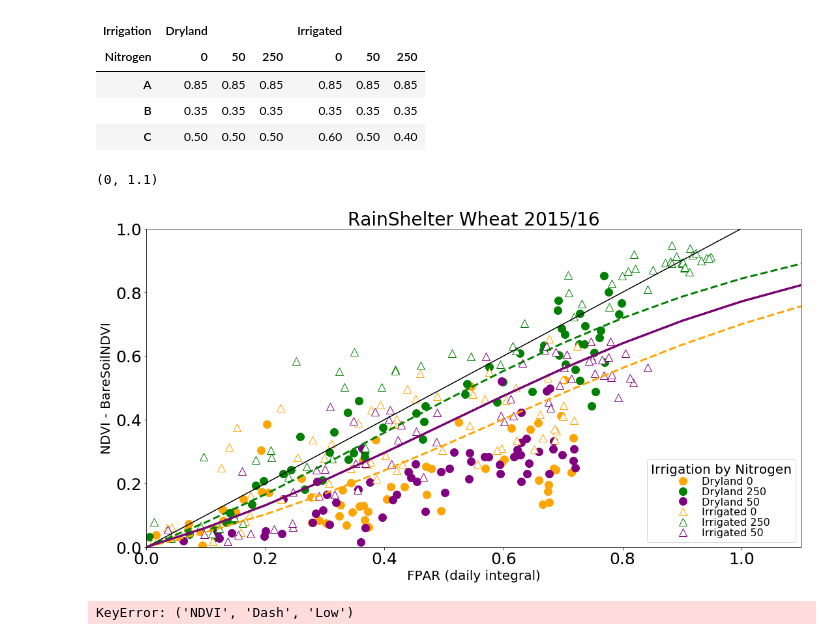
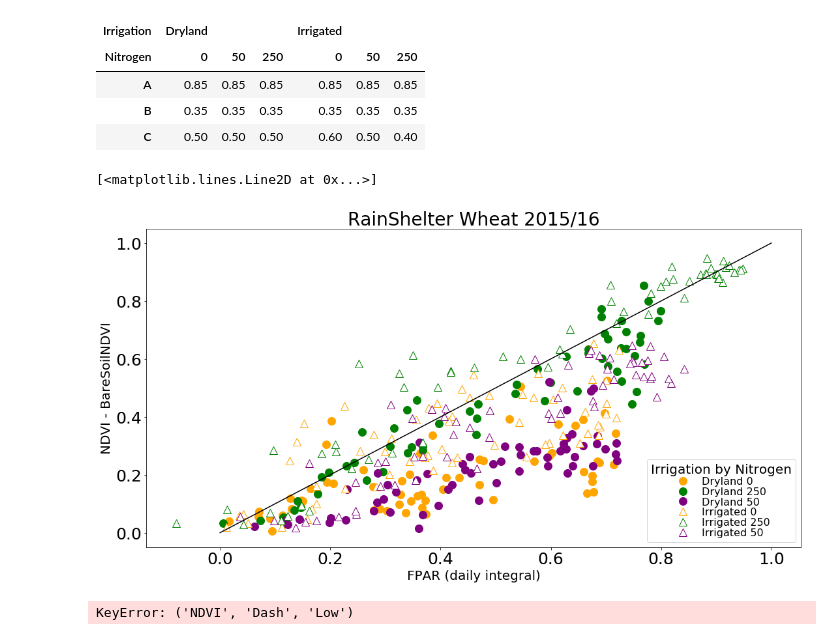
Before and after one commit to HamishBrownPFR/CropWaterAnalysis, a Jupyter notebook: Wheat/CanopyAnalysis.ipynb, the cells around one changed output. Saved outputs shown, nothing was run; the diff lists cells and outputs as text; code cells hidden in the pictures.

```diff
--- a/Wheat/CanopyAnalysis.ipynb
+++ b/Wheat/CanopyAnalysis.ipynb
@@ -431,38 +431,38 @@ Coeffs
 # %%
 Graph = plt.figure(figsize=(18,9))
 ax = Graph.add_subplot(1,1,1)
 GH.AddIndexedXY(DailyData.loc[:Turn,'FPAR'],
                 DailyData.loc[:Turn,'NDVI'],ax,GPs,12)
 plt.xlabel('FPAR (daily integral)', fontsize=20)
 plt.ylabel('NDVI - BareSoilNDVI', fontsize=20)
 plt.tick_params(labelsize=25)
 plt.title('RainShelter Wheat 2015/16', fontsize=28);
 labels, handles = GH.DedupLegendElements()
 ledg = plt.legend(labels, handles,loc=4,numpoints=1,fontsize = 16,labelspacing = 0.05,
                           title='Irrigation by Nitrogen')
 ledg.get_title().set_fontsize(20)
 plt.plot([0,1],[0,1],'-k')
 
-for irr in GPs.F1Levels:
-    for nit in GPs.F2Levels:
-        xfit = np.float64(range(20))/10
-        yfit = []
-        A = Coeffs.loc['A',(irr,nit)]
-        B = Coeffs.loc['B',(irr,nit)]
-        C = Coeffs.loc['C',(irr,nit)]
-        for xf in xfit:
-            #
-            yf = A * 1 / (1 + np.exp(-(xf -C) /B));
-            y0 = A * 1 / (1 + np.exp(-(0 - C) /B));
-            ydiffProp = (y0/(A + y0)) * 2
-            yf = (yf-y0)/(1-ydiffProp)
-            yfit.append(yf)
-        plt.plot(xfit,yfit,GPs.StyleFrame.loc[(irr,nit),'Lin'],color=GPs.StyleFrame.loc[(irr,nit),'Col'],linewidth=3)
-plt.ylim(0,1)
-plt.xlim(0,1.1)
+# for irr in GPs.F1Levels:
+#     for nit in GPs.F2Levels:
+#         xfit = np.float64(range(20))/10
+#         yfit = []
+#         A = Coeffs.loc['A',(irr,nit)]
+#         B = Coeffs.loc['B',(irr,nit)]
+#         C = Coeffs.loc['C',(irr,nit)]
+#         for xf in xfit:
+#             #
+#             yf = A * 1 / (1 + np.exp(-(xf -C) /B));
+#             y0 = A * 1 / (1 + np.exp(-(0 - C) /B));
+#             ydiffProp = (y0/(A + y0)) * 2
+#             yf = (yf-y0)/(1-ydiffProp)
+#             yfit.append(yf)
+#         plt.plot(xfit,yfit,GPs.StyleFrame.loc[(irr,nit),'Lin'],color=GPs.StyleFrame.loc[(irr,nit),'Col'],linewidth=3)
+# plt.ylim(0,1)
+# plt.xlim(0,1.1)
 # %% [output]
-(0, 1.1)
+[<matplotlib.lines.Line2D at 0x...>]
-[figure, old version]
+[figure, new version]
 # %%
 end = '2014-12-31'
 Cultivars =['Dash','Omaka']
```
Also changed, not shown: 7 other files.
